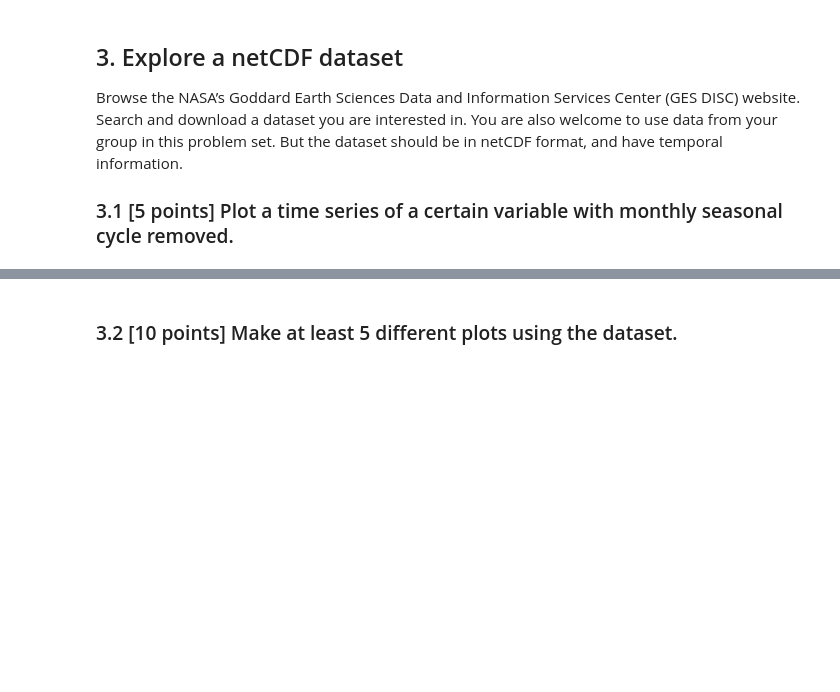
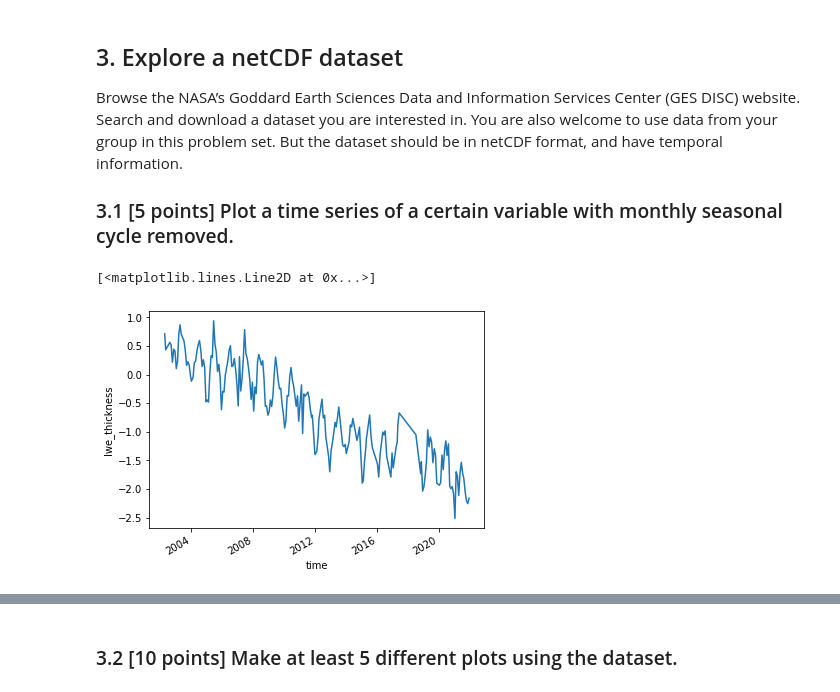
Before and after one commit to Momoc2/ESE5032_Assignment_12232267, a Jupyter notebook: PS3/PS3.ipynb, the cells around one changed output, grey strips where cells are left out. Saved outputs shown, nothing was run; the diff lists cells and outputs as text; code cells hidden in the pictures; blank space fills up the shorter version.

```diff
--- a/PS3/PS3.ipynb
+++ b/PS3/PS3.ipynb
@@ -120,3 +119,12 @@ UFuncTypeError: ufunc 'add' did not contain a loop with signature matching types
 Browse the NASA’s Goddard Earth Sciences Data and Information Services Center (GES DISC) website. Search and download a dataset you are interested in. You are also welcome to use data from your group in this problem set. But the dataset should be in netCDF format, and have temporal information.
 
 ### 3.1 [5 points] Plot a time series of a certain variable with monthly seasonal cycle removed.
+# %%
+ds3 = xr.open_dataset('GRCTellus.JPL.200204_202207.GLO.RL06M.MSCNv02CRI.nc')
+# ds3.info
+ds3.lwe_thickness.mean(dim=('lon', 'lat')).sel(
+    time=slice("2002-04", "2021-12")
+).plot()
+# %% [output]
+[<matplotlib.lines.Line2D at 0x...>]
+[figure, added]
```
Also changed, not shown: parts of 17 cells of this notebook, 1 other file.
